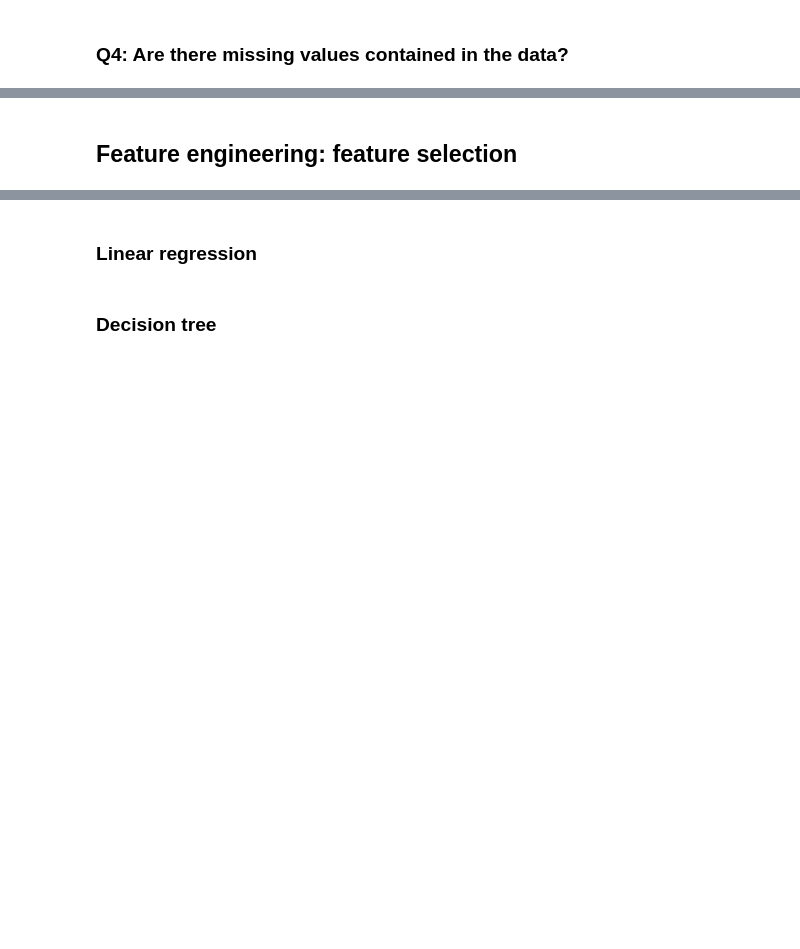
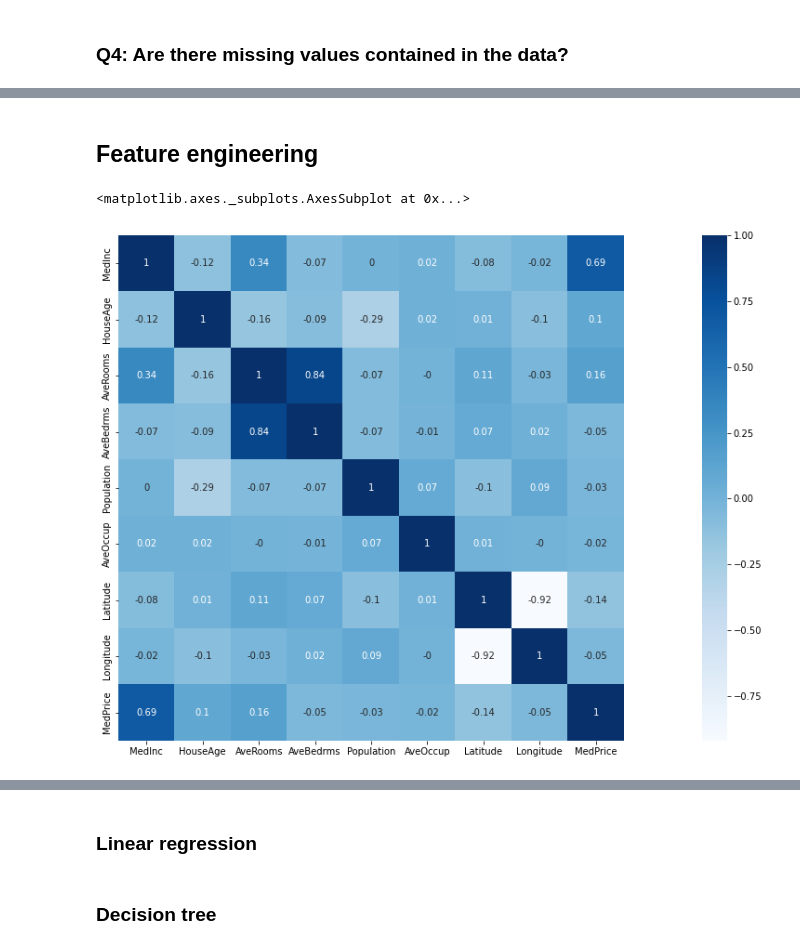
Before and after one commit to rahiakela/mlops-research-and-practice, a Jupyter notebook: automl-in-action/01_end_to_end_ml_pipeline.ipynb, the cells around one changed output, grey strips where cells are left out. Cells and saved outputs as stored; diff of their text form; code cells hidden in the pictures; blank space fills up the shorter version.

```diff
--- a/automl-in-action/01_end_to_end_ml_pipeline.ipynb
+++ b/automl-in-action/01_end_to_end_ml_pipeline.ipynb
@@ -100,2 +171,2 @@ print("\n-- check missing values in test data --\n{}".format(X_test.isnull().any
 # %% [markdown]
-##   Feature engineering: feature selection
+##   Feature engineering
@@ -112,12 +173,14 @@ import seaborn as sns
 # %%
-
 # Plot the correlation across all the features and the target
 plt.figure(figsize=(30, 10))
 
+# Calculates the Pearson’s correlation coefficient matrix
 correlation_matrix = train_data.corr().round(2)
-sns.heatmap(
-    data=correlation_matrix, square=True, annot=True, cmap="Blues"
-)  # fmt='.1f', annot_kws={'size':15},
+
+sns.heatmap(data=correlation_matrix, square=True, annot=True, cmap="Blues")  # fmt='.1f', annot_kws={'size':15},
+# %% [output]
+<matplotlib.axes._subplots.AxesSubplot at 0x...>
+[figure, added]
 # %%
 # Select high correlation features & display the pairplot
 
```
Also changed, not shown: parts of 13 cells of this notebook.
